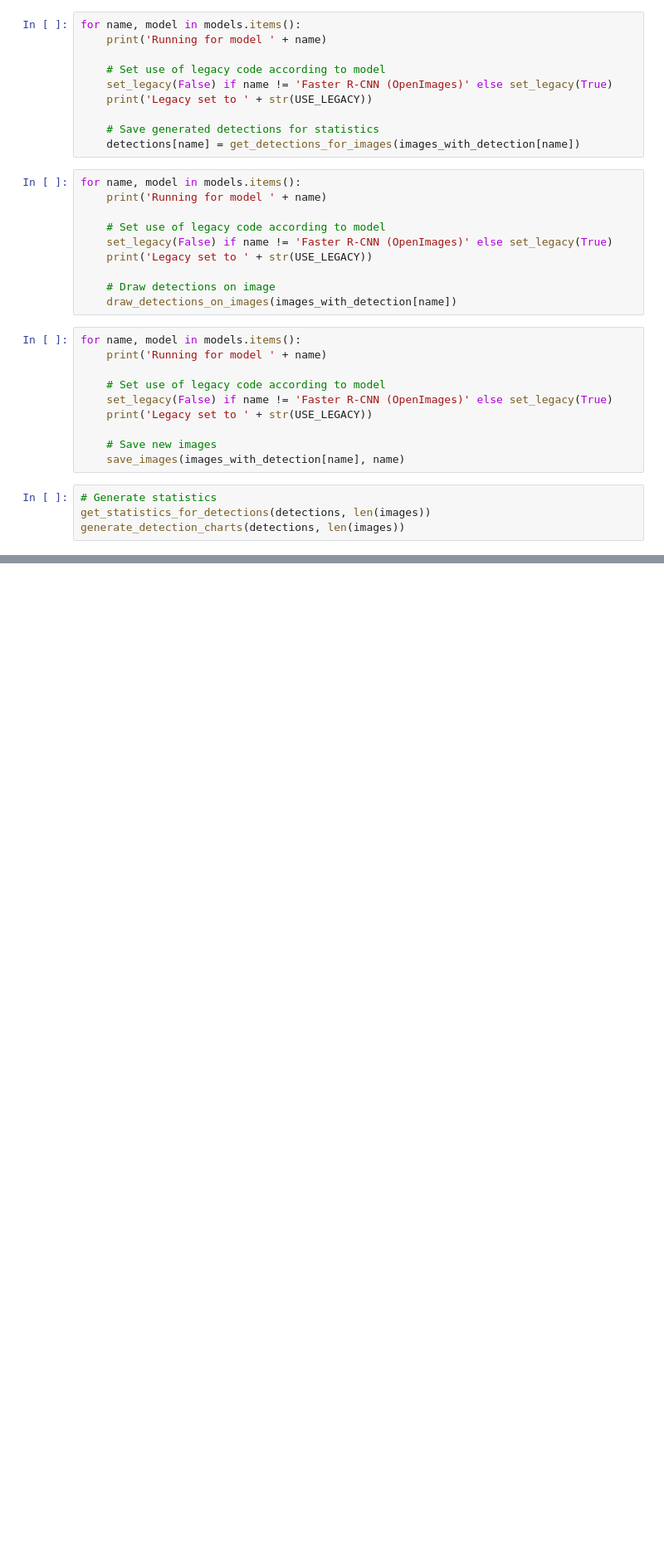
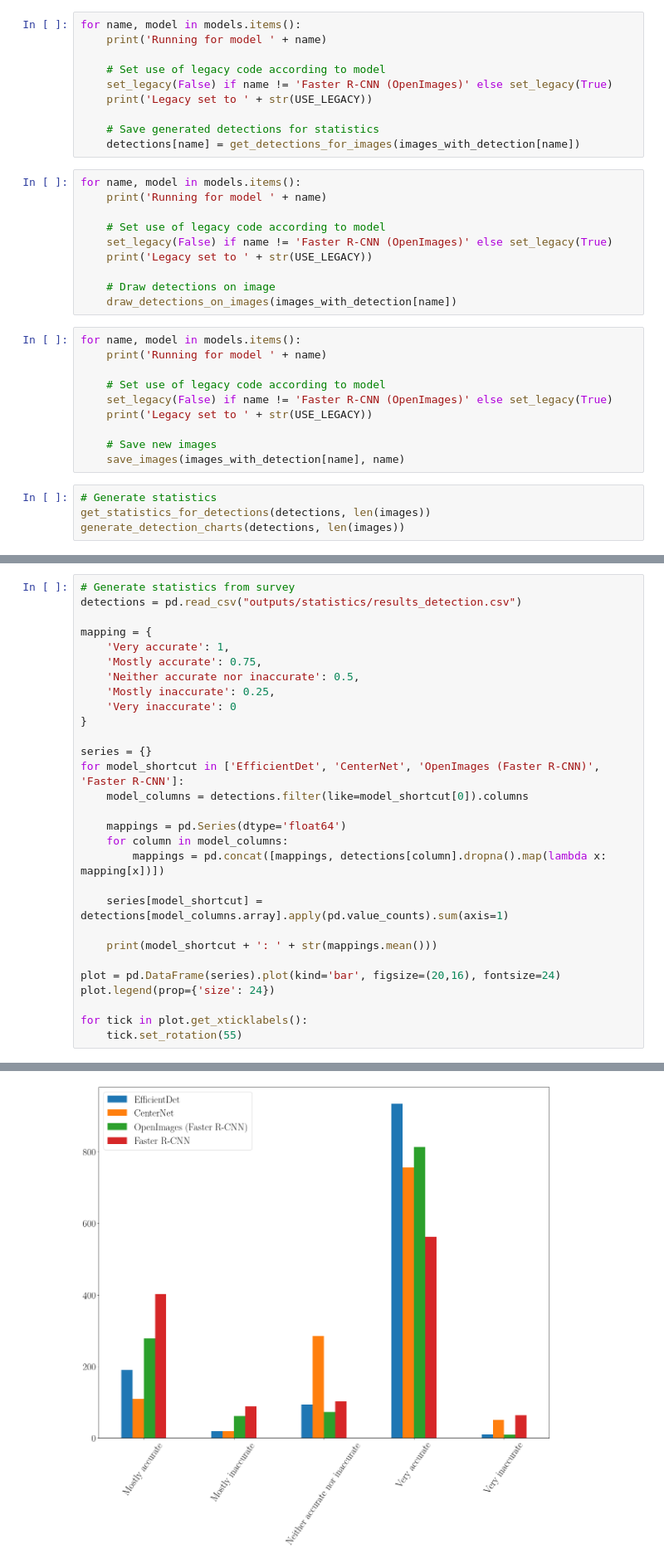
Before and after one commit to HerrSpeck/bachelorarbeit-object-detection, a Jupyter notebook: Object Detection.ipynb, the cells around one changed output, grey strips where cells are left out. Shown: that part at 83% size. Drawn from its saved outputs; the diff is of its cells as text; blank space fills up the shorter version.

Commit message:
Add evaluation for survey results

```diff
--- a/Object Detection.ipynb
+++ b/Object Detection.ipynb
@@ -69,0 +76,30 @@ generate_wordclouds_by_dataset(detections)
+# %%
+# Generate statistics from survey
+detections = pd.read_csv("outputs/statistics/results_detection.csv")
+
+mapping = {
+    'Very accurate': 1,
+    'Mostly accurate': 0.75,
+    'Neither accurate nor inaccurate': 0.5,
+    'Mostly inaccurate': 0.25,
+    'Very inaccurate': 0
+}
+
+series = {}
+for model_shortcut in ['EfficientDet', 'CenterNet', 'OpenImages (Faster R-CNN)', 'Faster R-CNN']:
+    model_columns = detections.filter(like=model_shortcut[0]).columns
+
+    mappings = pd.Series(dtype='float64')
+    for column in model_columns:
+        mappings = pd.concat([mappings, detections[column].dropna().map(lambda x: mapping[x])])
+
+    series[model_shortcut] = detections[model_columns.array].apply(pd.value_counts).sum(axis=1)
+
+    print(model_shortcut + ': ' + str(mappings.mean()))
+
+plot = pd.DataFrame(series).plot(kind='bar', figsize=(20,16), fontsize=24)
+plot.legend(prop={'size': 24})
+
+for tick in plot.get_xticklabels():
+    tick.set_rotation(55)
+# %% [output]
@@ -69,0 +110 @@ generate_wordclouds_by_dataset(detections)
+[figure, added]
```
Also changed, not shown: parts of 4 cells of this notebook.
